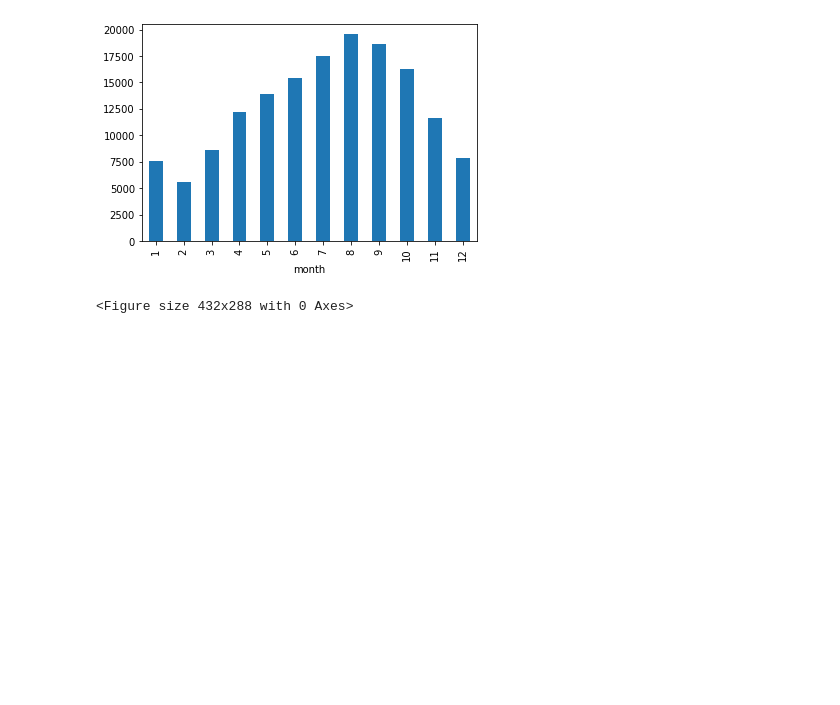
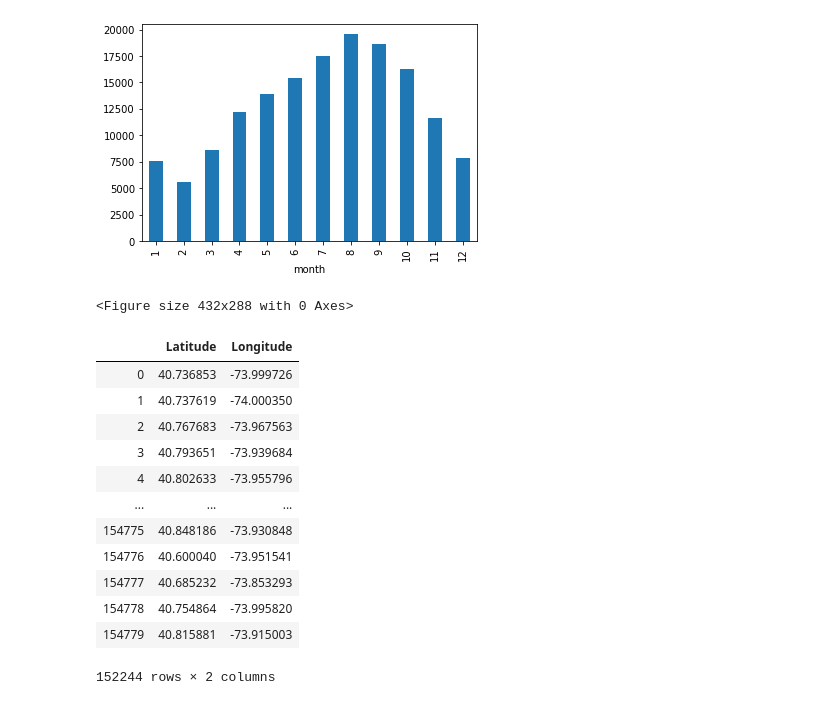
Before and after one commit to laurenmckinzie/jedapi_project, a Jupyter notebook: homeless_2009_2019.ipynb, the cells around one changed output. Cells and saved outputs as stored; diff of their text form; code cells hidden in the pictures; blank space fills up the shorter version.

```diff
--- a/homeless_2009_2019.ipynb
+++ b/homeless_2009_2019.ipynb
@@ -215,3 +226,32 @@ plt.tight_layout()
 # %% [output]
 [figure]
 <Figure size 432x288 with 0 Axes>
+# %%
+# Build URL using the Google Maps API
+base_url = "https://maps.googleapis.com/maps/api/geocode/json"
+
+# Configure gmaps with API key
+gmaps.configure(api_key=gkey)
+
+# Store 'Lat' and 'Lng' into  locations
+locations = testing_pd[["Latitude", "Longitude"]]
+
+locations = locations.dropna()
+
+type(locations)
+
+locations
+# %% [output]
+|  | Latitude | Longitude |
+| 0 | 40.736853 | -73.999726 |
+| 1 | 40.737619 | -74.000350 |
+| 2 | 40.767683 | -73.967563 |
+| 3 | 40.793651 | -73.939684 |
+| 4 | 40.802633 | -73.955796 |
+| ... | ... | ... |
+| 154775 | 40.848186 | -73.930848 |
+| 154776 | 40.600040 | -73.951541 |
+| 154777 | 40.685232 | -73.853293 |
+| 154778 | 40.754864 | -73.995820 |
+| 154779 | 40.815881 | -73.915003 |
+152244 rows × 2 columns
```
Also changed, not shown: parts of 4 cells of this notebook, 2 other files.
